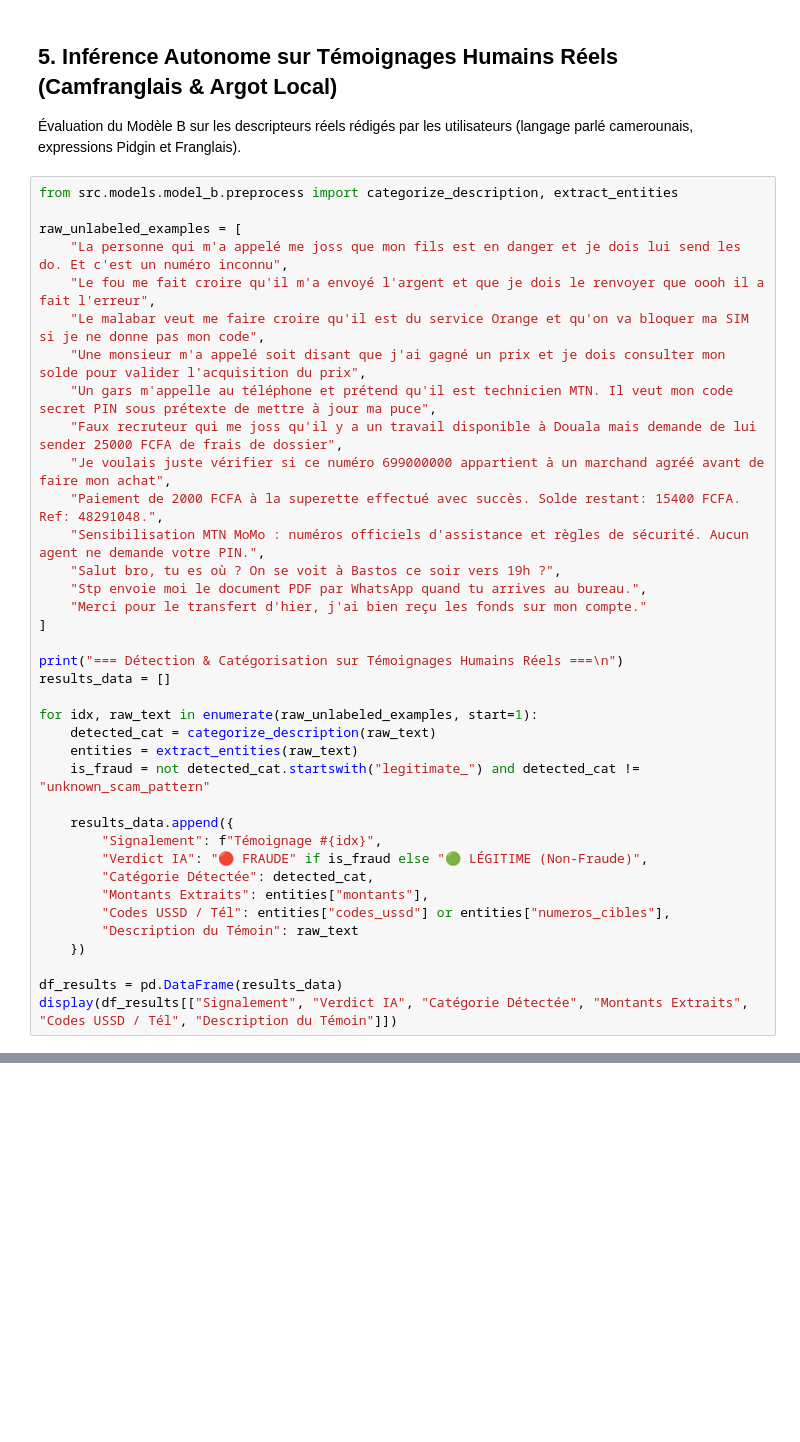
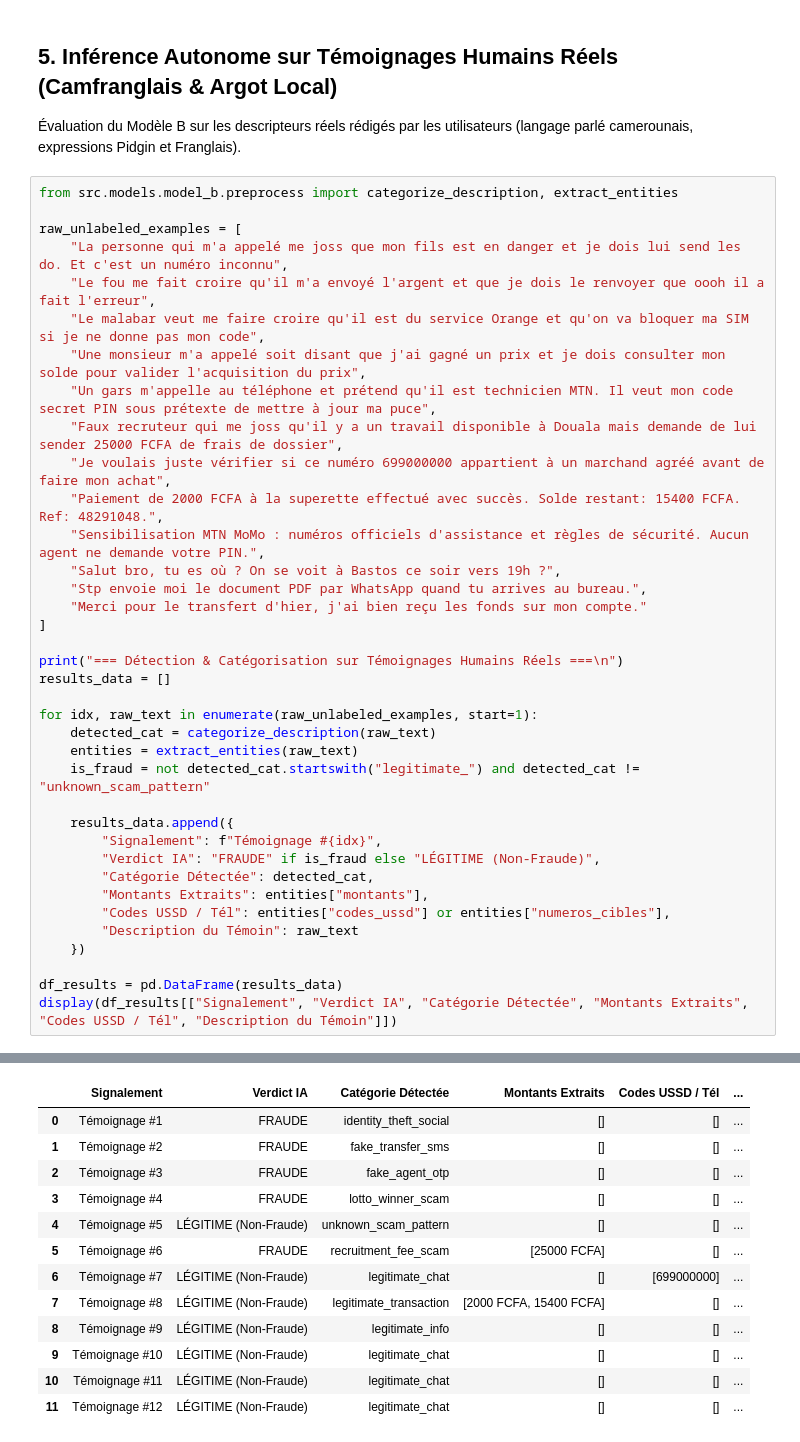
Before and after one commit to kwismo-support/Kwismo, a Jupyter notebook: kwismo-ai/notebooks/03_train_model_b.ipynb, the cells around one changed output, grey strips where cells are left out. Saved outputs shown, nothing was run; the diff lists cells and outputs as text; blank space fills up the shorter version.

```diff
--- a/kwismo-ai/notebooks/03_train_model_b.ipynb
+++ b/kwismo-ai/notebooks/03_train_model_b.ipynb
@@ -242,7 +265,7 @@ for idx, raw_text in enumerate(raw_unlabeled_examples, start=1):
 
     results_data.append({
         "Signalement": f"Témoignage #{idx}",
-        "Verdict IA": "🔴 FRAUDE" if is_fraud else "🟢 LÉGITIME (Non-Fraude)",
+        "Verdict IA": "FRAUDE" if is_fraud else "LÉGITIME (Non-Fraude)",
         "Catégorie Détectée": detected_cat,
         "Montants Extraits": entities["montants"],
         "Codes USSD / Tél": entities["codes_ussd"] or entities["numeros_cibles"],
@@ -251,3 +274,4 @@ for idx, raw_text in enumerate(raw_unlabeled_examples, start=1):
 
 df_results = pd.DataFrame(results_data)
 display(df_results[["Signalement", "Verdict IA", "Catégorie Détectée", "Montants Extraits", "Codes USSD / Tél", "Description du Témoin"]])
+# %% [output]
@@ -253,0 +279,13 @@ display(df_results[["Signalement", "Verdict IA", "Catégorie Détectée", "Monta
+|  | Signalement | Verdict IA | Catégorie Détectée | Montants Extraits | Codes USSD / Tél | ... |
+| 0 | Témoignage #1 | FRAUDE | identity_theft_social | [] | [] | ... |
+| 1 | Témoignage #2 | FRAUDE | fake_transfer_sms | [] | [] | ... |
+| 2 | Témoignage #3 | FRAUDE | fake_agent_otp | [] | [] | ... |
+| 3 | Témoignage #4 | FRAUDE | lotto_winner_scam | [] | [] | ... |
+| 4 | Témoignage #5 | LÉGITIME (Non-Fraude) | unknown_scam_pattern | [] | [] | ... |
+| 5 | Témoignage #6 | FRAUDE | recruitment_fee_scam | [25000 FCFA] | [] | ... |
+| 6 | Témoignage #7 | LÉGITIME (Non-Fraude) | legitimate_chat | [] | [699000000] | ... |
+| 7 | Témoignage #8 | LÉGITIME (Non-Fraude) | legitimate_transaction | [2000 FCFA, 15400 FCFA] | [] | ... |
+| 8 | Témoignage #9 | LÉGITIME (Non-Fraude) | legitimate_info | [] | [] | ... |
+| 9 | Témoignage #10 | LÉGITIME (Non-Fraude) | legitimate_chat | [] | [] | ... |
+| 10 | Témoignage #11 | LÉGITIME (Non-Fraude) | legitimate_chat | [] | [] | ... |
+| 11 | Témoignage #12 | LÉGITIME (Non-Fraude) | legitimate_chat | [] | [] | ... |
```
Also changed, not shown: parts of 8 cells of this notebook, 14 other files.
